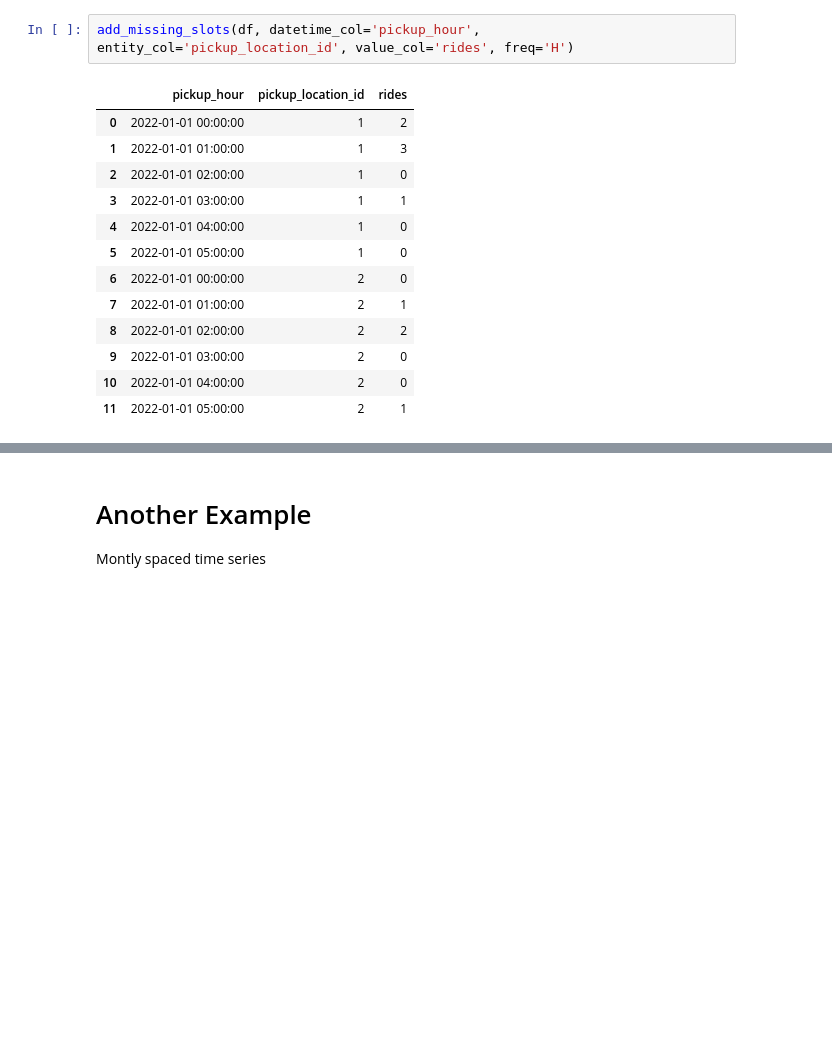
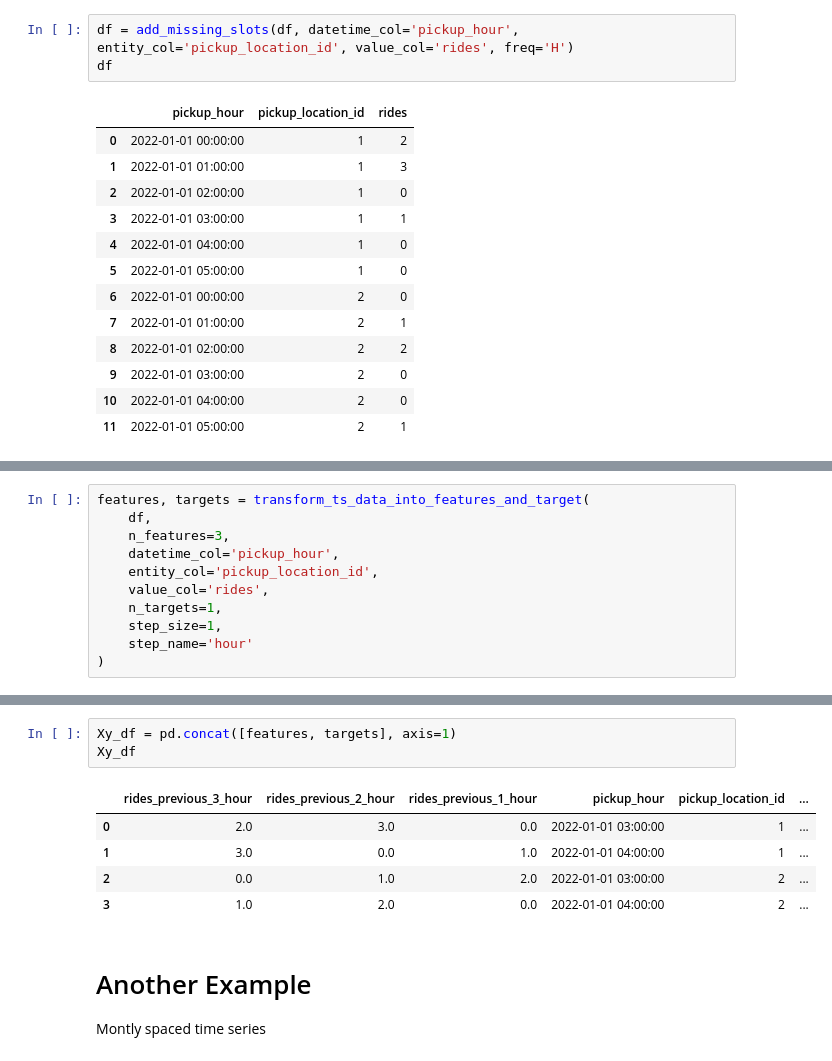
Before and after one commit to joaopcnogueira/ts2ml, a Jupyter notebook: nbs/index.ipynb, the cells around one changed output, grey strips where cells are left out. Drawn from its saved outputs; the diff is of its cells as text; blank space fills up the shorter version.

```diff
--- a/nbs/index.ipynb
+++ b/nbs/index.ipynb
@@ -31,5 +34,6 @@ df
 # %%
-add_missing_slots(df, datetime_col='pickup_hour', entity_col='pickup_location_id', value_col='rides', freq='H')
+df = add_missing_slots(df, datetime_col='pickup_hour', entity_col='pickup_location_id', value_col='rides', freq='H')
+df
 # %% [output]
 |  | pickup_hour | pickup_location_id | rides |
 | 0 | 2022-01-01 00:00:00 | 1 | 2 |
@@ -46,0 +53,11 @@ add_missing_slots(df, datetime_col='pickup_hour', entity_col='pickup_location_id
+# %%
+features, targets = transform_ts_data_into_features_and_target(
+    df,
+    n_features=3,
+    datetime_col='pickup_hour',
+    entity_col='pickup_location_id',
+    value_col='rides',
+    n_targets=1,
+    step_size=1,
+    step_name='hour'
+)
@@ -47,3 +80,12 @@ add_missing_slots(df, datetime_col='pickup_hour', entity_col='pickup_location_id
+# %%
+Xy_df = pd.concat([features, targets], axis=1)
+Xy_df
+# %% [output]
+|  | rides_previous_3_hour | rides_previous_2_hour | rides_previous_1_hour | pickup_hour | pickup_location_id | ... |
+| 0 | 2.0 | 3.0 | 0.0 | 2022-01-01 03:00:00 | 1 | ... |
+| 1 | 3.0 | 0.0 | 1.0 | 2022-01-01 04:00:00 | 1 | ... |
+| 2 | 0.0 | 1.0 | 2.0 | 2022-01-01 03:00:00 | 2 | ... |
+| 3 | 1.0 | 2.0 | 0.0 | 2022-01-01 04:00:00 | 2 | ... |
 # %% [markdown]
 # Another Example
 Montly spaced time series
```
Also changed, not shown: parts of 14 cells of this notebook, 6 other files.
